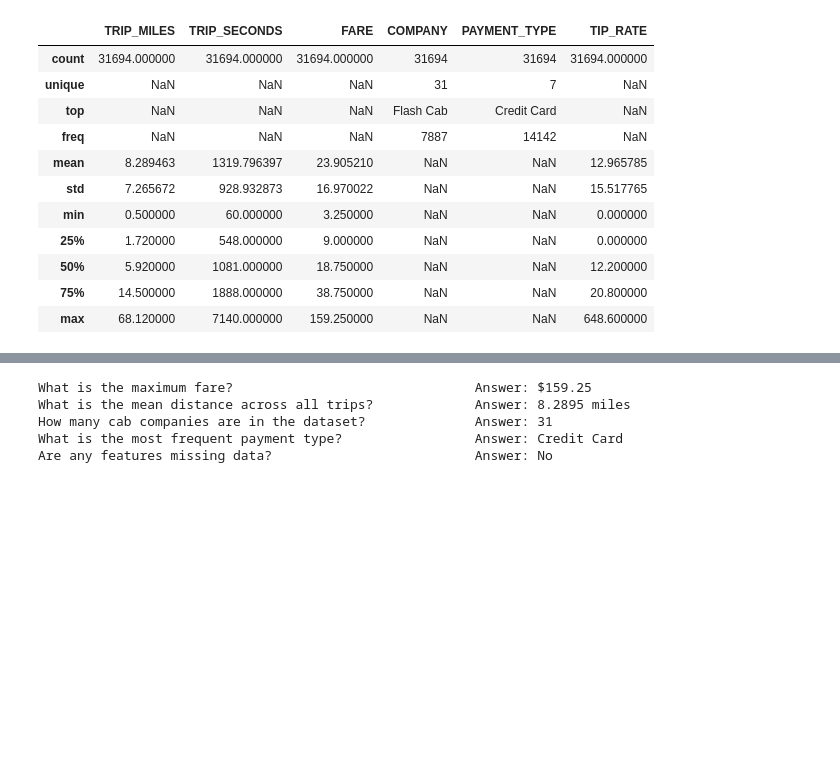
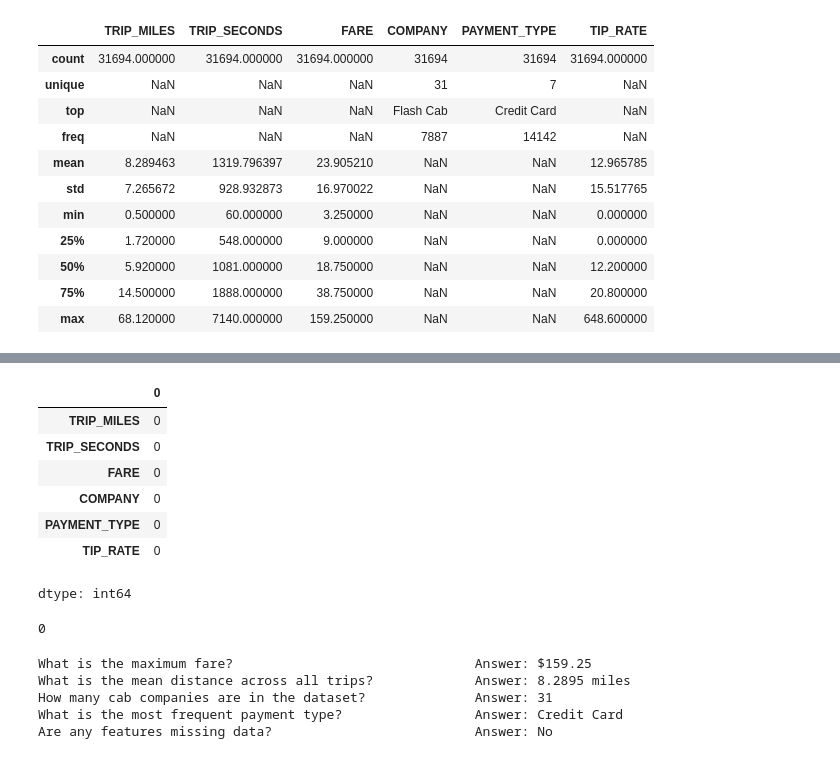
Before and after one commit to srikalyan-yenumula/python, a Jupyter notebook: ml/cc/exercises/linear_regression_taxi.ipynb, the cells around one changed output, grey strips where cells are left out. Cells and saved outputs as stored; diff of their text form; code cells hidden in the pictures; blank space fills up the shorter version.

```diff
--- a/ml/cc/exercises/linear_regression_taxi.ipynb
+++ b/ml/cc/exercises/linear_regression_taxi.ipynb
@@ -263,3 +346,18 @@ Total number of rows: 31694
+# %%
+training_df.isnull().sum()
+# %% [output]
+|  | 0 |
+| TRIP_MILES | 0 |
+| TRIP_SECONDS | 0 |
+| FARE | 0 |
+| COMPANY | 0 |
+| PAYMENT_TYPE | 0 |
+| TIP_RATE | 0 |
+dtype: int64
+# %%
+training_df.isnull().sum().sum()
+# %% [output]
+0
 # %%
 #@title Double-click or run to view answers about dataset statistics
 
```
Also changed, not shown: parts of 12 cells of this notebook.
